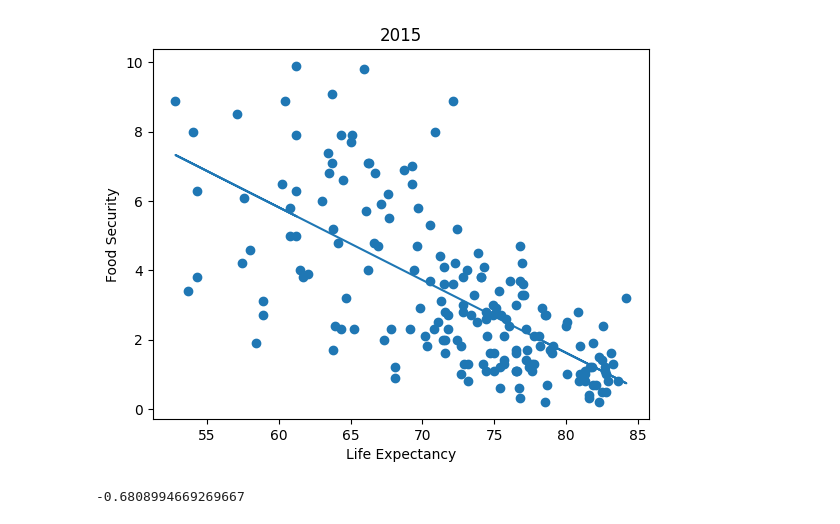
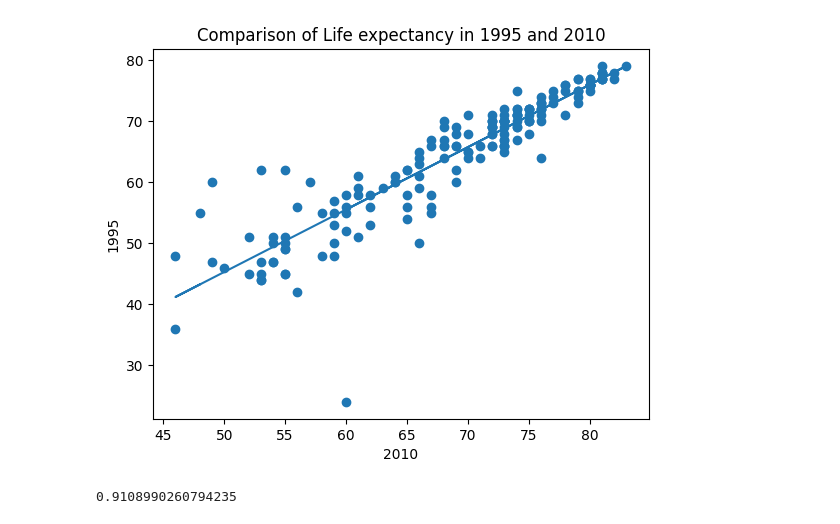
Before and after one commit to olliemason03/datanew, a Jupyter notebook: Untitled-1.ipynb, the cells around one changed output. Drawn from its saved outputs; the diff is of its cells as text; code cells hidden in the pictures.

```diff
--- a/Untitled-1.ipynb
+++ b/Untitled-1.ipynb
@@ -92,28 +49,27 @@ fig.show()
 # %%
 
-x = wd2015['Life Expectancy']
-y = wd2015['Food Security']
-mymodel = np.poly1d(np.polyfit(x, y, 3))
+x = wd2023['2010']
+y = wd2023['1995']
+mymodel1= np.poly1d(np.polyfit(x, y, 3))
 
 myline = np.linspace(1, 9, 10)
-
 
 slope, intercept, r, p, std_err = stats.linregress(x, y)
 
 def myfunc(x):
   return slope * x + intercept
 
 mymodel = list(map(myfunc, x))
 
-plt.scatter(x, y)#scatter plot to show relationship between life expectancy and food security in 2015
+plt.scatter(x, y) #scatter plot to show relationship between life expectancy and food security in 2023
 plt.plot(x, mymodel)
-plt.title('2015')
-plt.xlabel('Life Expectancy')
-plt.ylabel('Food Security')
+plt.title('Comparison of Life expectancy in 1995 and 2010')
+plt.xlabel('2010')
+plt.ylabel('1995')
 plt.show()
 slope, intercept, r, p, std_err = stats.linregress(x, y)
 
-print(r)
+print(r) #linear regression line showing a negative correlation between food security and life expectancy
 # %% [output]
-[figure, old version]
+[figure, new version]
--0.6808994669269667
+0.9108990260794235
```
Also changed, not shown: parts of 10 cells of this notebook, 1 other file.
